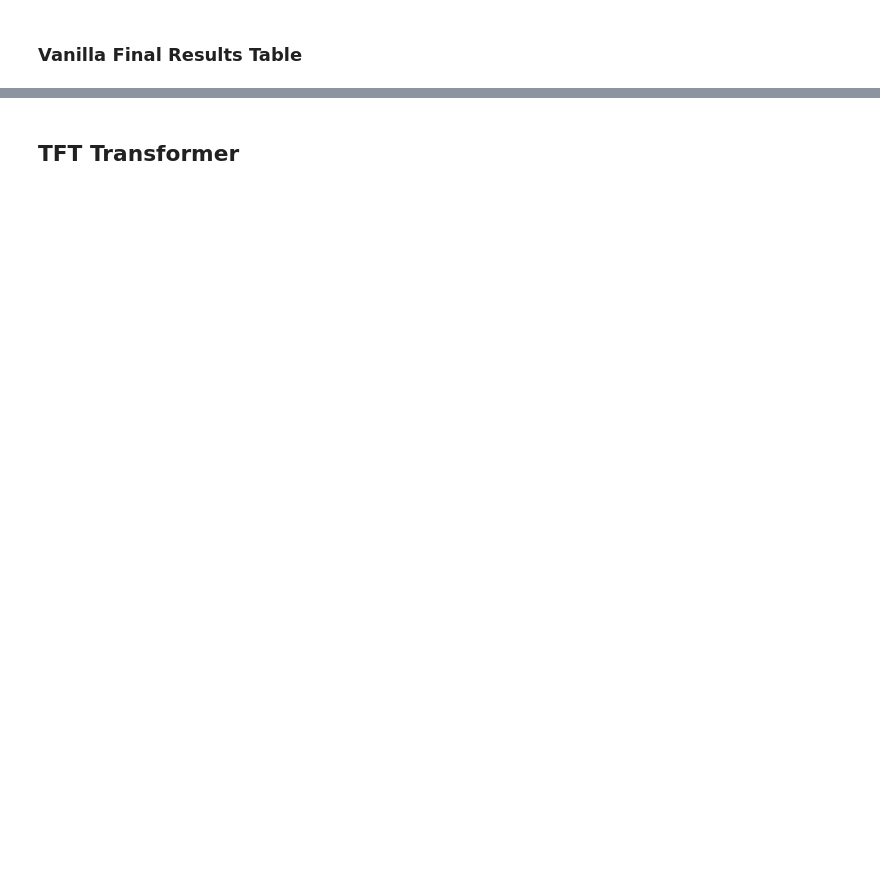
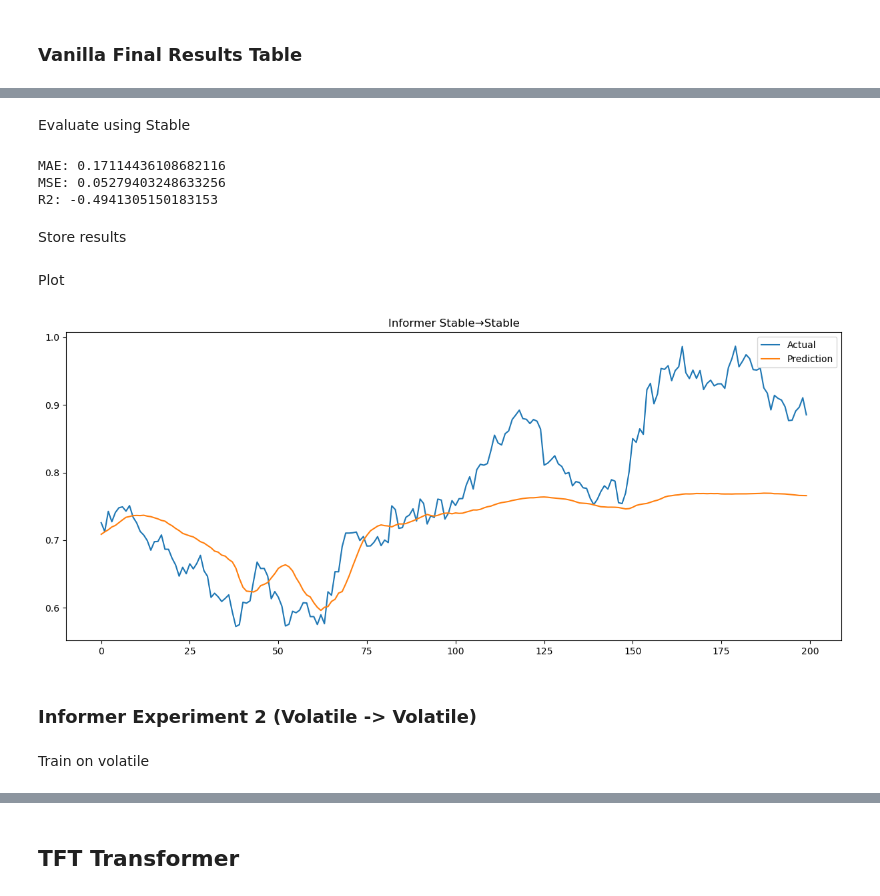
Before and after one commit to wenyang2/GoldSpotPrediction, a Jupyter notebook: notebooks/GoldSpotPrediction.ipynb, the cells around one changed output, grey strips where cells are left out. Saved outputs shown, nothing was run; the diff lists cells and outputs as text; code cells hidden in the pictures; blank space fills up the shorter version.

```diff
--- a/notebooks/GoldSpotPrediction.ipynb
+++ b/notebooks/GoldSpotPrediction.ipynb
@@ -862,0 +1138,30 @@ results_df
+# %% [markdown]
+Evaluate using Stable
+# %%
+mae,mse,r2,pred,actual=\
+evaluate_informer(
+
+    model_ss,
+
+    X_stable_test,
+
+    y_stable_test
+)
+
+print(
+    "MAE:",mae
+)
+
+print(
+    "MSE:",mse
+)
+
+print(
+    "R2:",r2
+)
+# %% [output]
+MAE: 0.17114436108682116
+MSE: 0.05279403248633256
+R2: -0.4941305150183153
+# %% [markdown]
+Store results
@@ -862,0 +1184,28 @@ results_df
+# %% [markdown]
+Plot
+# %%
+plt.figure(figsize=(15,6))
+
+plt.plot(
+    actual[:200],
+    label='Actual'
+)
+
+plt.plot(
+    pred[:200],
+    label='Prediction'
+)
+
+plt.title(
+    "Informer Stable→Stable"
+)
+
+plt.legend()
+
+plt.show()
+# %% [output]
+[figure, added]
+# %% [markdown]
+### Informer Experiment 2 (Volatile -> Volatile)
+# %% [markdown]
+Train on volatile
```
Also changed, not shown: parts of 53 cells of this notebook.
